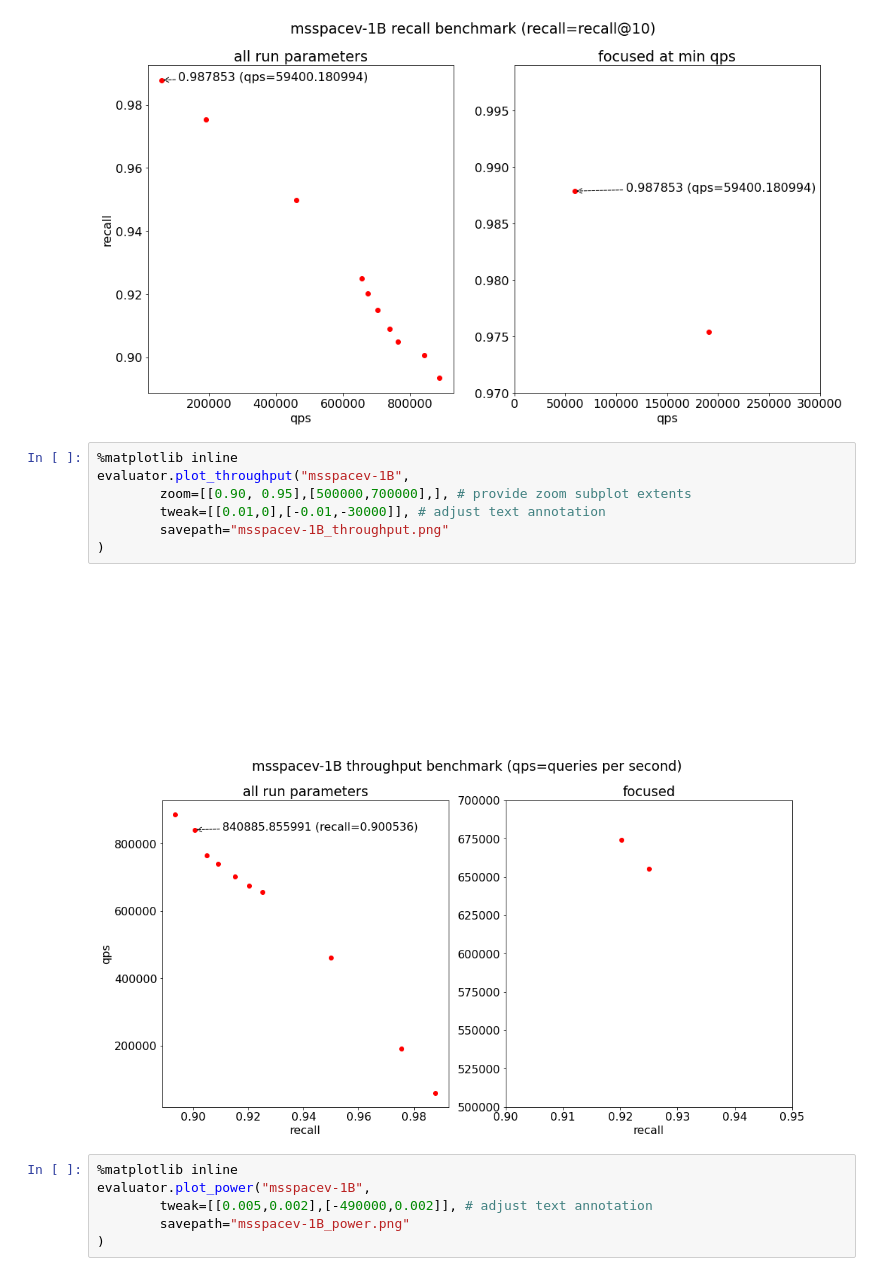
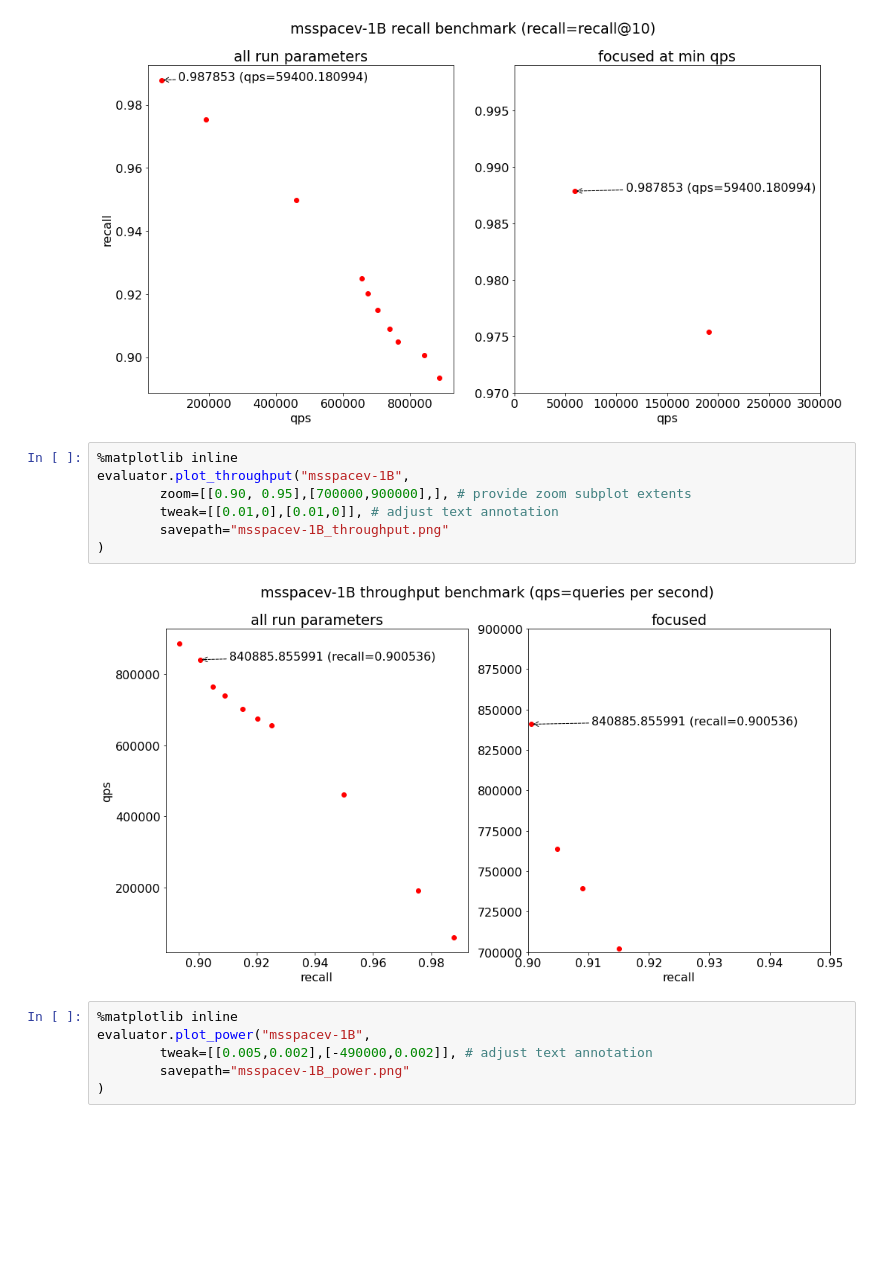
Before and after one commit to harsha-simhadri/big-ann-benchmarks, a Jupyter notebook: t3/eval_2021/cuanns_multigpu/EvalPublic.ipynb, the cells around one changed output. Drawn from its saved outputs; the diff is of its cells as text; blank space fills up the shorter version.

```diff
--- a/t3/eval_2021/cuanns_multigpu/EvalPublic.ipynb
+++ b/t3/eval_2021/cuanns_multigpu/EvalPublic.ipynb
@@ -122,12 +122,12 @@ saving image to msspacev-1B_recall.png
 # %%
 %matplotlib inline
 evaluator.plot_throughput("msspacev-1B",
-        zoom=[[0.90, 0.95],[500000,700000],], # provide zoom subplot extents
-        tweak=[[0.01,0],[-0.01,-30000]], # adjust text annotation
+        zoom=[[0.90, 0.95],[700000,900000],], # provide zoom subplot extents
+        tweak=[[0.01,0],[0.01,0]], # adjust text annotation
         savepath="msspacev-1B_throughput.png"
 )
 # %% [output]
-[figure, old version]
+[figure, new version]
 # %%
 %matplotlib inline
 evaluator.plot_power("msspacev-1B",
```
Also changed, not shown: 1 other file.
